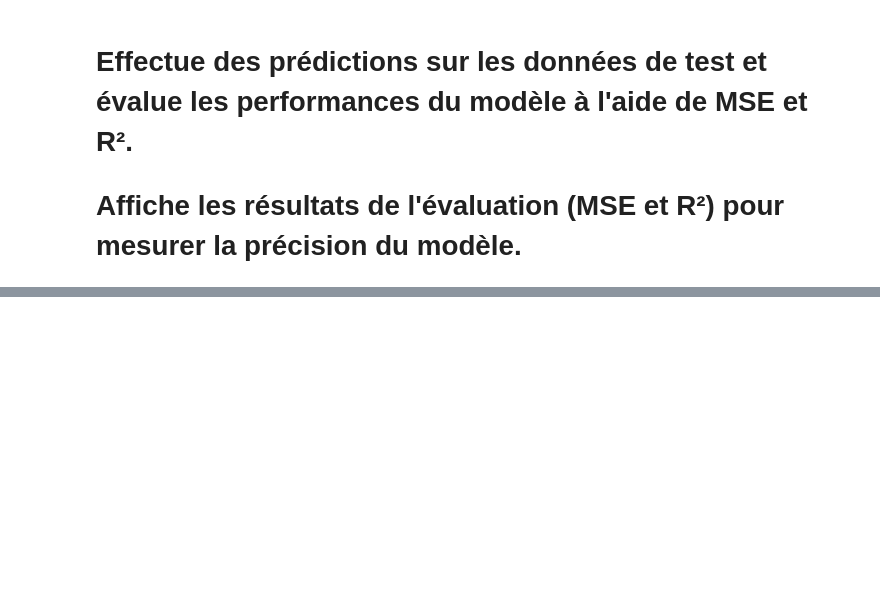
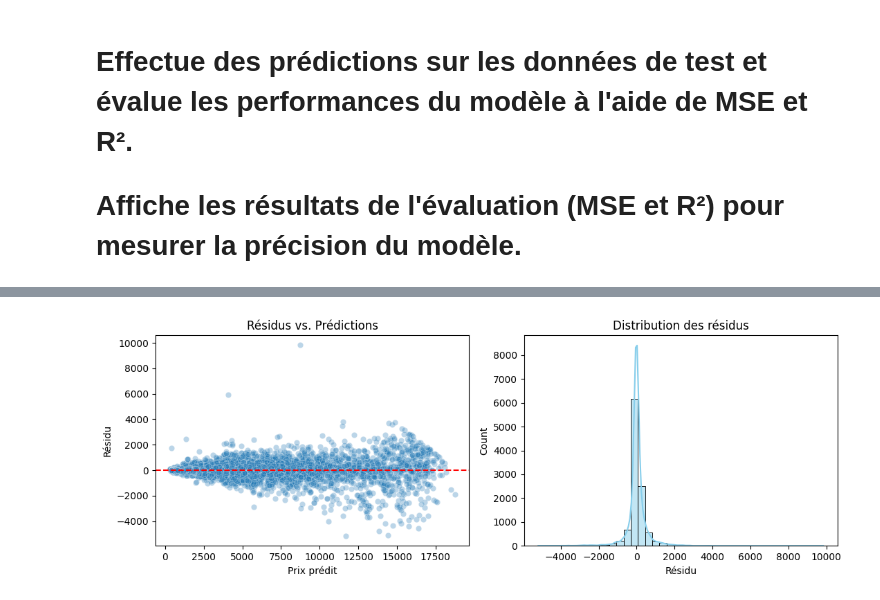
Before and after one commit to abdelhadi-12/Machine-Learning-, a Jupyter notebook: Diamond_Price_Prediction_Réseau_de_Neurones.ipynb, the cells around one changed output, grey strips where cells are left out. Saved outputs shown, nothing was run; the diff lists cells and outputs as text; code cells hidden in the pictures; blank space fills up the shorter version.

```diff
--- a/Diamond_Price_Prediction_Réseau_de_Neurones.ipynb
+++ b/Diamond_Price_Prediction_Réseau_de_Neurones.ipynb
@@ -121,0 +198,15 @@ plt.show()
+# %%
+# ── B. RESIDUAL DIAGNOSTICS (EX: XGBoost) ─────────────────────────────────────
+resid = y_test - xgb.predict(X_test)
+fig, ax = plt.subplots(1,2, figsize=(11,4))
+
+sns.scatterplot(x=xgb.predict(X_test), y=resid, ax=ax[0], alpha=.3)
+ax[0].axhline(0, ls="--", c="red"); ax[0].set_title("Résidus vs. Prédictions")
+ax[0].set_xlabel("Prix prédit"); ax[0].set_ylabel("Résidu")
+
+sns.histplot(resid, kde=True, ax=ax[1], bins=40, color="skyblue")
+ax[1].set_title("Distribution des résidus"); ax[1].set_xlabel("Résidu")
+
+plt.tight_layout(); plt.show()
+# %% [output]
+[figure, added]
```
Also changed, not shown: parts of 9 cells of this notebook.
